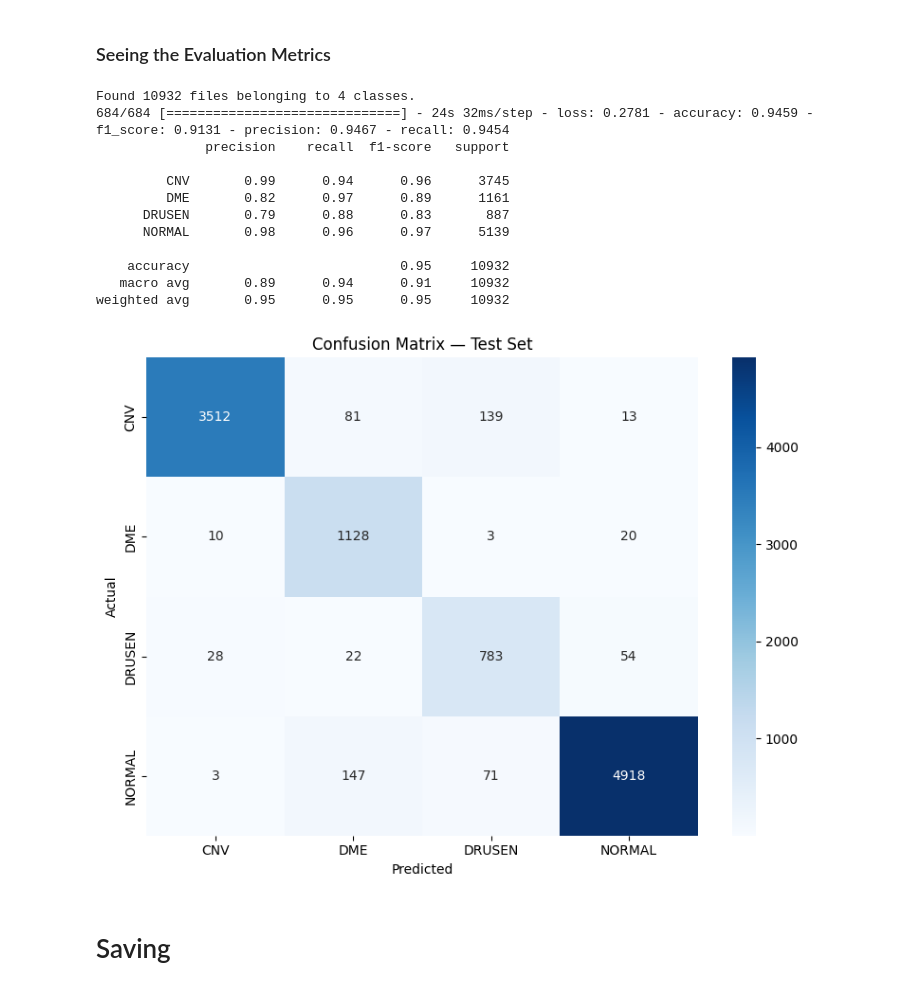
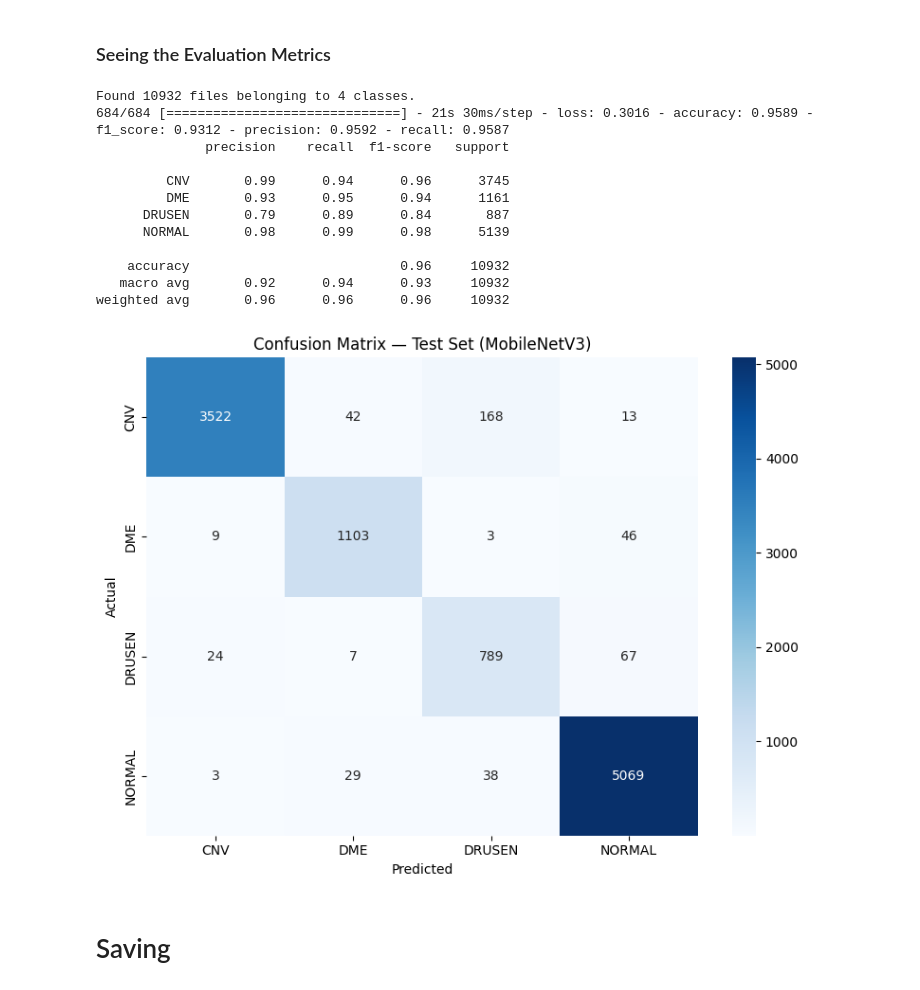
Before and after one commit to Komal036/Human-Eye-Disease-Prediction-System, a Jupyter notebook: notebooks/eye.ipynb, the cells around one changed output. Cells and saved outputs as stored; diff of their text form; code cells hidden in the pictures.

```diff
--- a/notebooks/eye.ipynb
+++ b/notebooks/eye.ipynb
@@ -318,7 +320,8 @@ import os
 import pandas as pd
 
 
-data_dir = "./train"
+data_dir =     "C:/Users/HP/Downloads/ML/eye_disease/train"
+
 classes = os.listdir(data_dir)
 
 data =[]
@@ -352,7 +355,7 @@ plt.show()
 ## Setting Parameters for Training on MobileNet V3 Model
 # %%
 training_set=image_dataset_from_directory(
-    "./train",
+    "C:/Users/HP/Downloads/ML/eye_disease/train",
     labels="inferred",
     label_mode="categorical",
     class_names=None,
@@ -368,7 +371,7 @@ training_set=image_dataset_from_directory(
 )
 
 validation_set=image_dataset_from_directory(
-    "./val",
+    "C:/Users/HP/Downloads/ML/eye_disease/val",
     labels="inferred",
     label_mode="categorical",
     class_names=None,
@@ -484,5 +502,3 @@ GPUs available: [PhysicalDevice(name='/physical_device:GPU:0', device_type='GPU'
  GPU is detected
 # %% [markdown]
 # Training
-# %%
-training_history=model.fit(training_set,validation_data=validation_set,epochs=15)
@@ -506,0 +505,7 @@ Epoch 15/15
+# %%
+import time
+
+t0 = time.time()
+training_history=model.fit(training_set,validation_data=validation_set,epochs=30)
+mobnet_train_time = time.time() - t0
+print(f"MobileNetV3 training time: {mobnet_train_time:.1f}s")
@@ -513,49 +536,59 @@ import seaborn as sns
 import matplotlib.pyplot as plt
 
 test_set = image_dataset_from_directory(
-    "./test",
+    "C:/Users/HP/Downloads/ML/eye_disease/test",
     labels="inferred",
     label_mode="categorical",
     color_mode="rgb",
     batch_size=16,
     image_size=(160, 160),
     shuffle=False,
 )
 
 test_loss, test_accuracy, test_f1_score, test_precision, test_recall = model.evaluate(test_set)
 y_true, y_pred = [], []
 for images, labels in test_set:
     preds = model.predict(images, verbose=0)
     y_true.extend(np.argmax(labels.numpy(), axis=1))
     y_pred.extend(np.argmax(preds, axis=1))
 
 class_names = ["CNV", "DME", "DRUSEN", "NORMAL"]
 
 print(classification_report(y_true, y_pred, target_names=class_names))
 
 cm = confusion_matrix(y_true, y_pred)
 plt.figure(figsize=(8, 6))
 sns.heatmap(cm, annot=True, fmt="d", cmap="Blues",
             xticklabels=class_names, yticklabels=class_names)
 plt.xlabel("Predicted")
 plt.ylabel("Actual")
-plt.title("Confusion Matrix — Test Set")
+plt.title("Confusion Matrix — Test Set (MobileNetV3)")
 plt.tight_layout()
 plt.show()
+
+# store for later comparison
+mobnet_train_acc  = training_history.history['accuracy'][-1]
+mobnet_val_acc    = training_history.history['val_accuracy'][-1]
+mobnet_train_loss = training_history.history['loss'][-1]
+mobnet_val_loss   = training_history.history['val_loss'][-1]
+mobnet_test_acc   = test_accuracy
+mobnet_test_prec  = test_precision
+mobnet_test_rec   = test_recall
+mobnet_history    = training_history.history
 # %% [output]
 Found 10932 files belonging to 4 classes.
-684/684 [==============================] - 24s 32ms/step - loss: 0.2781 - accuracy: 0.9459 - f1_score: 0.9131 - precision: 0.9467 - recall: 0.9454
+684/684 [==============================] - 21s 30ms/step - loss: 0.3016 - accuracy: 0.9589 - f1_score: 0.9312 - precision: 0.9592 - recall: 0.9587
               precision    recall  f1-score   support
 
          CNV       0.99      0.94      0.96      3745
-         DME       0.82      0.97      0.89      1161
-      DRUSEN       0.79      0.88      0.83       887
-      NORMAL       0.98      0.96      0.97      5139
+         DME       0.93      0.95      0.94      1161
+      DRUSEN       0.79      0.89      0.84       887
+      NORMAL       0.98      0.99      0.98      5139
 
-    accuracy                           0.95     10932
-   macro avg       0.89      0.94      0.91     10932
-weighted avg       0.95      0.95      0.95     10932
+    accuracy                           0.96     10932
+   macro avg       0.92      0.94      0.93     10932
+weighted avg       0.96      0.96      0.96     10932
-[figure, old version]
+[figure, new version]
 # %% [markdown]
 # Saving
 # %%
```
Also changed, not shown: parts of 80 cells of this notebook.
